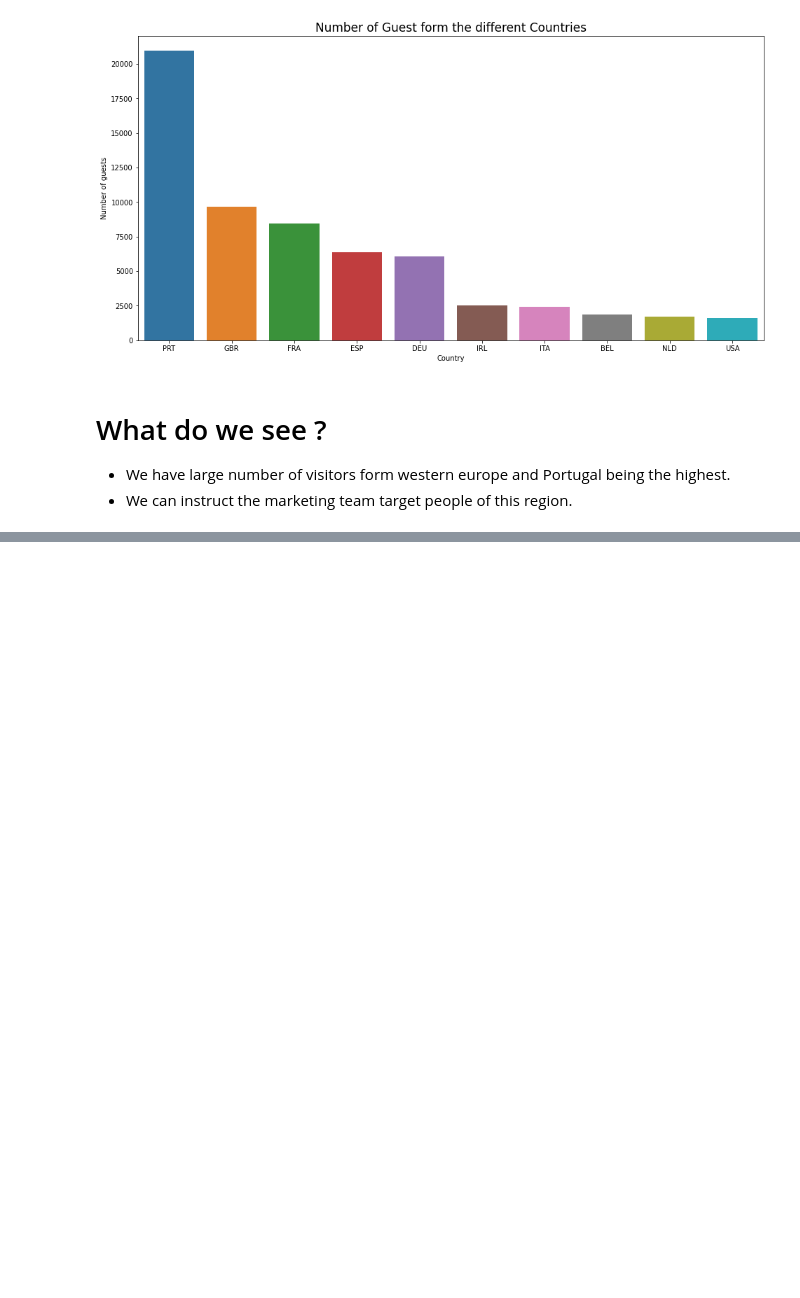
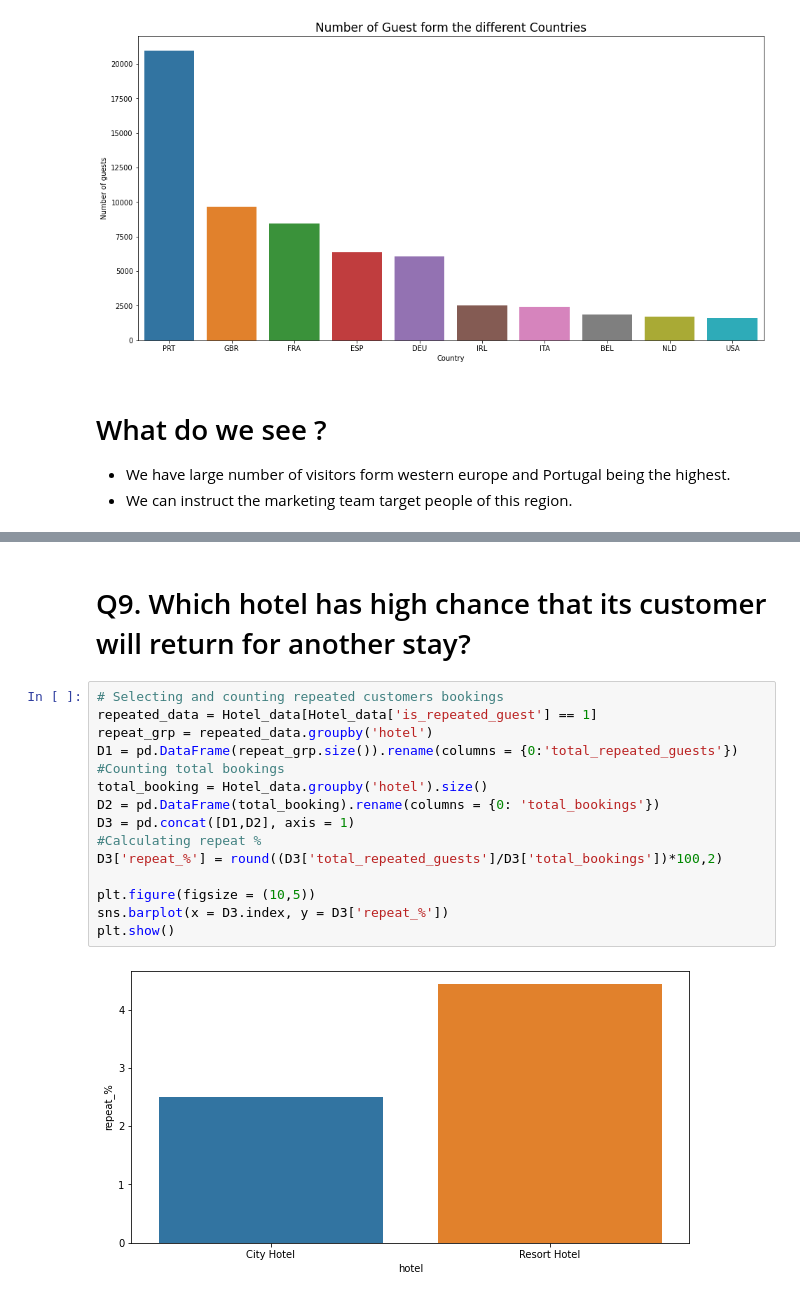
Before and after one commit to sachanneeraj/Hotels-Data-Analysis-EDA, a Jupyter notebook: Hotel_Booking_Analysis_Capstone_Project.ipynb, the cells around one changed output, grey strips where cells are left out. Cells and saved outputs as stored; diff of their text form; blank space fills up the shorter version.

```diff
--- a/Hotel_Booking_Analysis_Capstone_Project.ipynb
+++ b/Hotel_Booking_Analysis_Capstone_Project.ipynb
@@ -420,0 +442,19 @@ plt.show()
+# %% [markdown]
+# Q9. Which hotel has high chance that its customer will return for another stay?
+# %%
+# Selecting and counting repeated customers bookings
+repeated_data = Hotel_data[Hotel_data['is_repeated_guest'] == 1]
+repeat_grp = repeated_data.groupby('hotel')
+D1 = pd.DataFrame(repeat_grp.size()).rename(columns = {0:'total_repeated_guests'})
+#Counting total bookings
+total_booking = Hotel_data.groupby('hotel').size()
+D2 = pd.DataFrame(total_booking).rename(columns = {0: 'total_bookings'})
+D3 = pd.concat([D1,D2], axis = 1)
+#Calculating repeat %
+D3['repeat_%'] = round((D3['total_repeated_guests']/D3['total_bookings'])*100,2)
+
+plt.figure(figsize = (10,5))
+sns.barplot(x = D3.index, y = D3['repeat_%'])
+plt.show()
+# %% [output]
+[figure, added]
```
Also changed, not shown: parts of 17 cells of this notebook.
